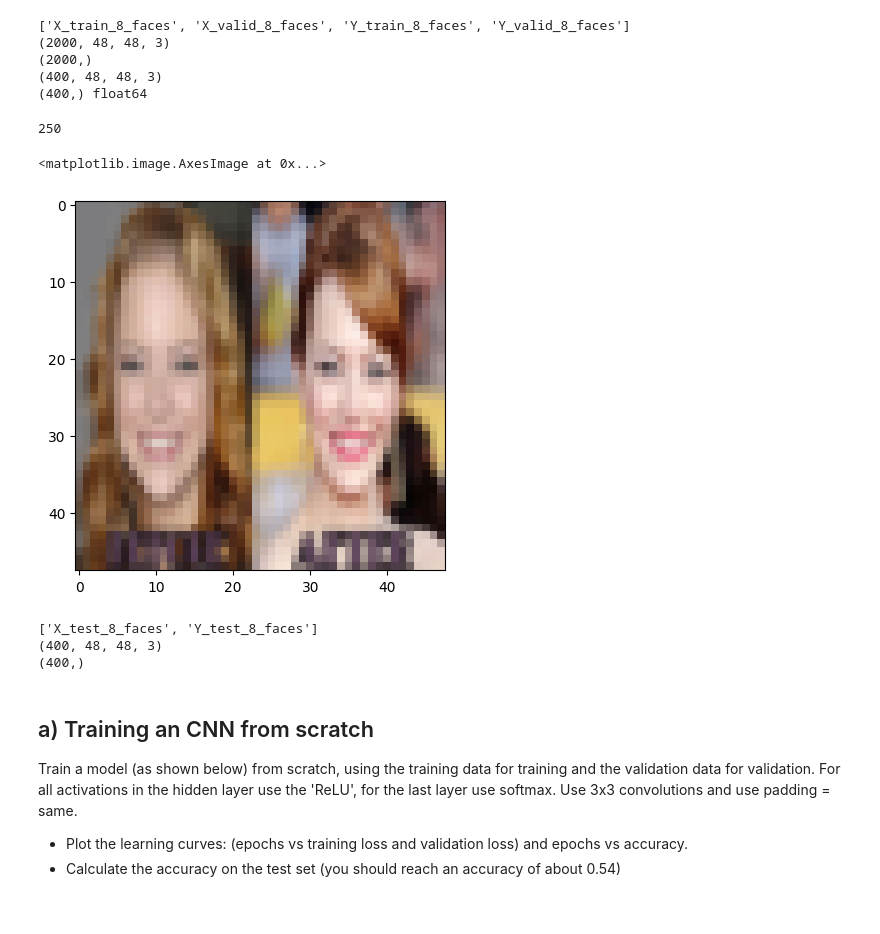
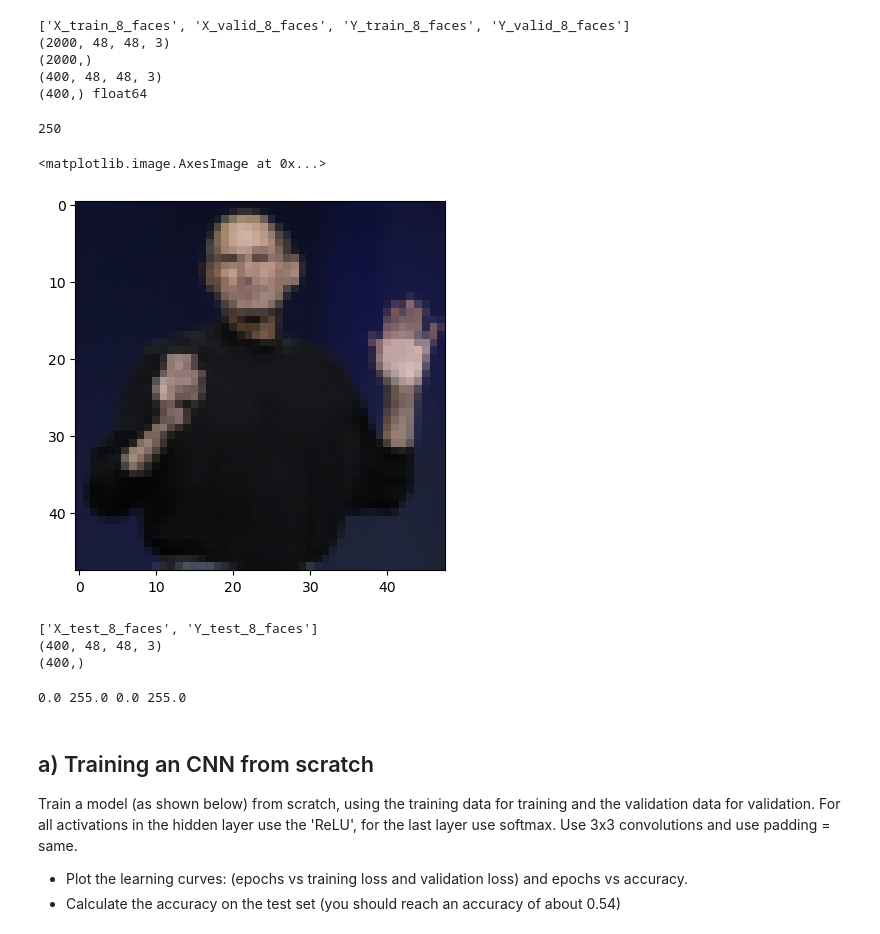
Before and after one commit to TypMitSchnurrbart/ws24_machine_learning, a Jupyter notebook: DL_Aufgabe2/cl_cnn_faces_nolsg.ipynb, the cells around one changed output. Drawn from its saved outputs; the diff is of its cells as text; code cells hidden in the pictures.

```diff
--- a/DL_Aufgabe2/cl_cnn_faces_nolsg.ipynb
+++ b/DL_Aufgabe2/cl_cnn_faces_nolsg.ipynb
@@ -43,20 +45,20 @@ print(Y_valid.shape, X_valid.dtype)
 # %%
 n = 0 #Miranda Cosgrove
 n = 1 #Chris Martin (singer)
 n = 2 #Emma Stone (actress)
 n = 3 #Jamie Foxx (actor)
 n = 4 #Steve Jobs (entrepreneur)
 n = 5 #Zac Efron (actor)
 n = 6 #Sandra Oh (actress)
 n = 7 #Taryn Manning (actress)
-n = 2
+n = 4
 idx = np.reshape(np.where(Y_train[0:len(Y_train)]==n),(250))
 print(len(Y_train[idx]))
 plt.imshow(np.asarray(X_train[idx][0],dtype="uint8"))
 # %% [output]
 250
 <matplotlib.image.AxesImage at 0x...>
-[figure, old version]
+[figure, new version]
 # %%
 #Downloading the data, if it does not exist
 if not os.path.isfile('8_faces_test.hdf5'):
@@ -72,11 +74,12 @@ print(Y_test.shape)
 (400, 48, 48, 3)
 (400,)
 # %%
-np.min(X_train), np.max(X_train), np.min(X_test), np.max(X_test)
+print(np.min(X_train), np.max(X_train), np.min(X_test), np.max(X_test))
 X_train /= 255
 X_valid /= 255
 X_test /= 255
-# print(np.min(X_train), np.max(X_train), np.min(X_test), np.max(X_test))
+# %% [output]
+0.0 255.0 0.0 255.0
 # %% [markdown]
 ## a) Training an CNN from scratch
 
```
Also changed, not shown: parts of 27 cells of this notebook, 1 other file.
